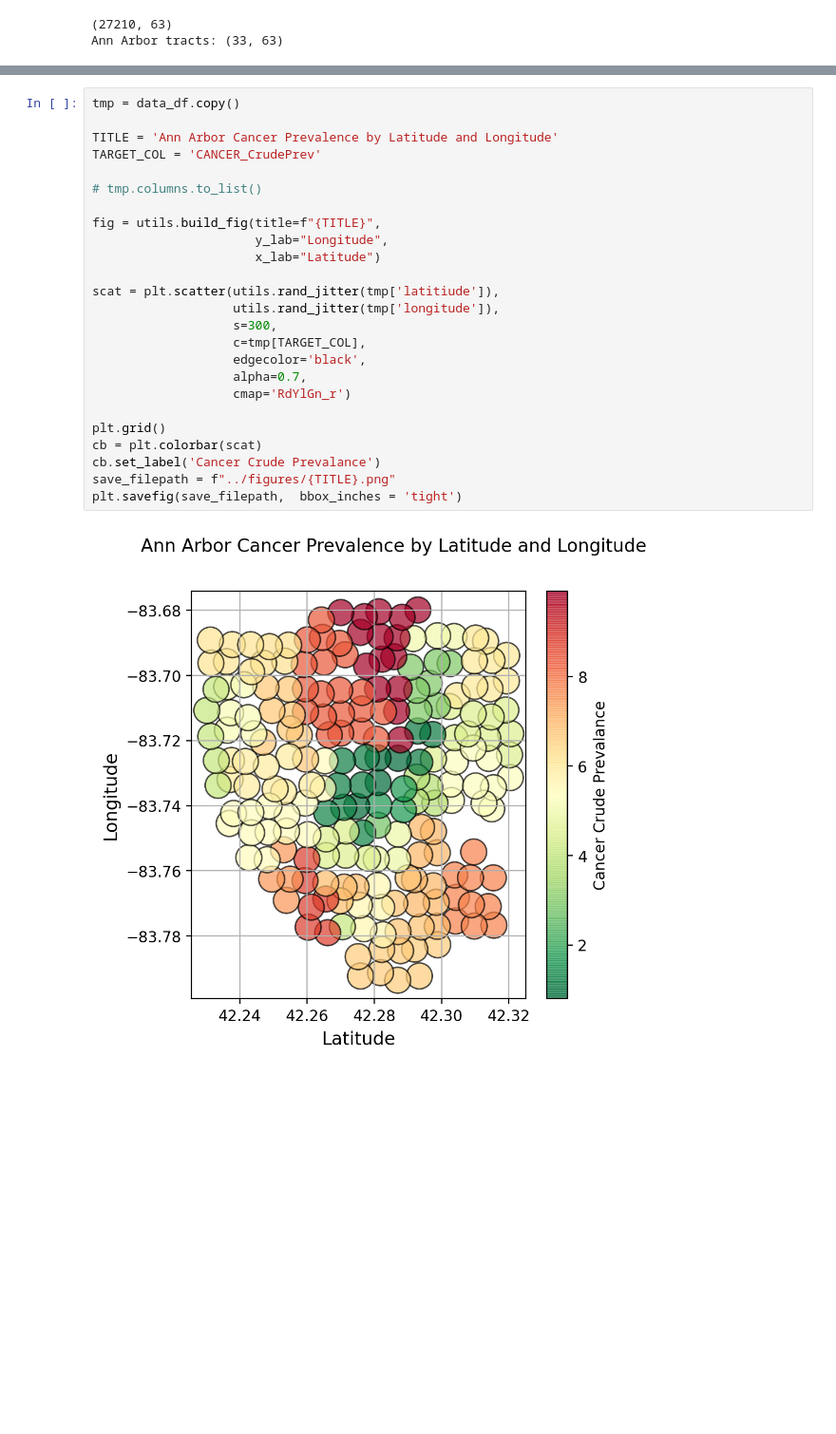
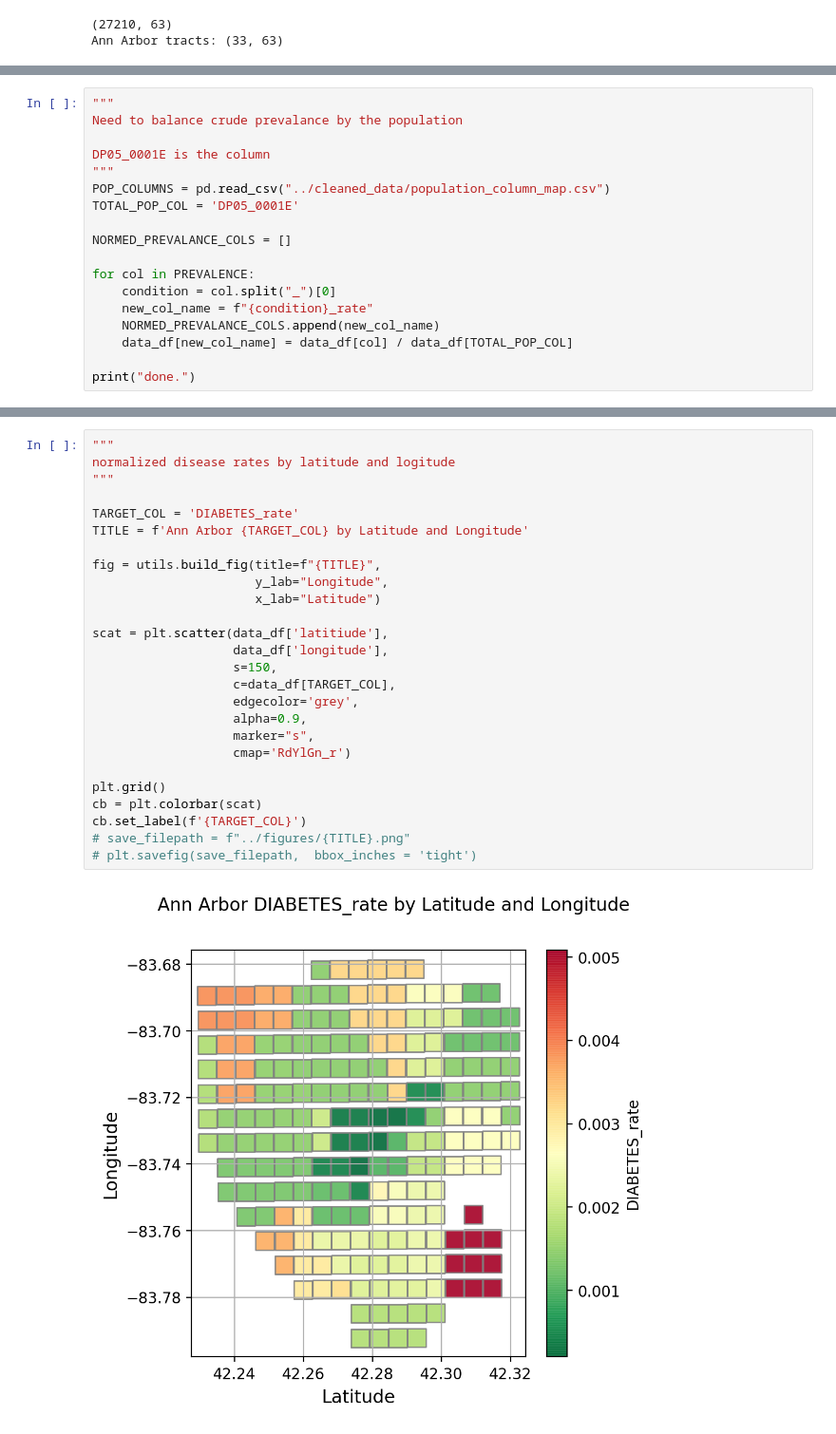
Before and after one commit to CooperStansbury/READMISSIONS, a Jupyter notebook: Washtenaw_case_study/notebooks/500_cities_analysis.ipynb, the cells around one changed output, grey strips where cells are left out. Shown at 95% size. Drawn from its saved outputs; the diff is of its cells as text; blank space fills up the shorter version.

```diff
--- a/Washtenaw_case_study/notebooks/500_cities_analysis.ipynb
+++ b/Washtenaw_case_study/notebooks/500_cities_analysis.ipynb
@@ -120,0 +124,18 @@ INCOME_COLUMNS.head()
+# %%
+"""
+Need to balance crude prevalance by the population
+
+DP05_0001E is the column
+"""
+POP_COLUMNS = pd.read_csv("../cleaned_data/population_column_map.csv")
+TOTAL_POP_COL = 'DP05_0001E'
+
+NORMED_PREVALANCE_COLS = []
+
+for col in PREVALENCE:
+    condition = col.split("_")[0]
+    new_col_name = f"{condition}_rate"
+    NORMED_PREVALANCE_COLS.append(new_col_name)
+    data_df[new_col_name] = data_df[col] / data_df[TOTAL_POP_COL]
+
+print("done.")
@@ -174,28 +210,29 @@ for prev in ['ARTHRITIS_CrudePrev', 'CANCER_CrudePrev', 'OBESITY_CrudePrev']:
 # %%
-tmp = data_df.copy()
+"""
+normalized disease rates by latitude and logitude
+"""
 
-TITLE = 'Ann Arbor Cancer Prevalence by Latitude and Longitude'
-TARGET_COL = 'CANCER_CrudePrev'
-
-# tmp.columns.to_list()
+TARGET_COL = 'DIABETES_rate'
+TITLE = f'Ann Arbor {TARGET_COL} by Latitude and Longitude'
 
 fig = utils.build_fig(title=f"{TITLE}",
                       y_lab="Longitude",
                       x_lab="Latitude")
 
-scat = plt.scatter(utils.rand_jitter(tmp['latitiude']),
-                   utils.rand_jitter(tmp['longitude']),
-                   s=300,
-                   c=tmp[TARGET_COL],
-                   edgecolor='black',
-                   alpha=0.7,
+scat = plt.scatter(data_df['latitiude'],
+                   data_df['longitude'],
+                   s=150,
+                   c=data_df[TARGET_COL],
+                   edgecolor='grey',
+                   alpha=0.9,
+                   marker="s",
                    cmap='RdYlGn_r')
 
 plt.grid()
 cb = plt.colorbar(scat)
-cb.set_label('Cancer Crude Prevalance')
-save_filepath = f"../figures/{TITLE}.png"
-plt.savefig(save_filepath,  bbox_inches = 'tight')
+cb.set_label(f'{TARGET_COL}')
+# save_filepath = f"../figures/{TITLE}.png"
+# plt.savefig(save_filepath,  bbox_inches = 'tight')
 # %% [output]
-[figure, old version]
+[figure, new version]
 # %%
```
Also changed, not shown: parts of 15 cells of this notebook, 1 other file.
